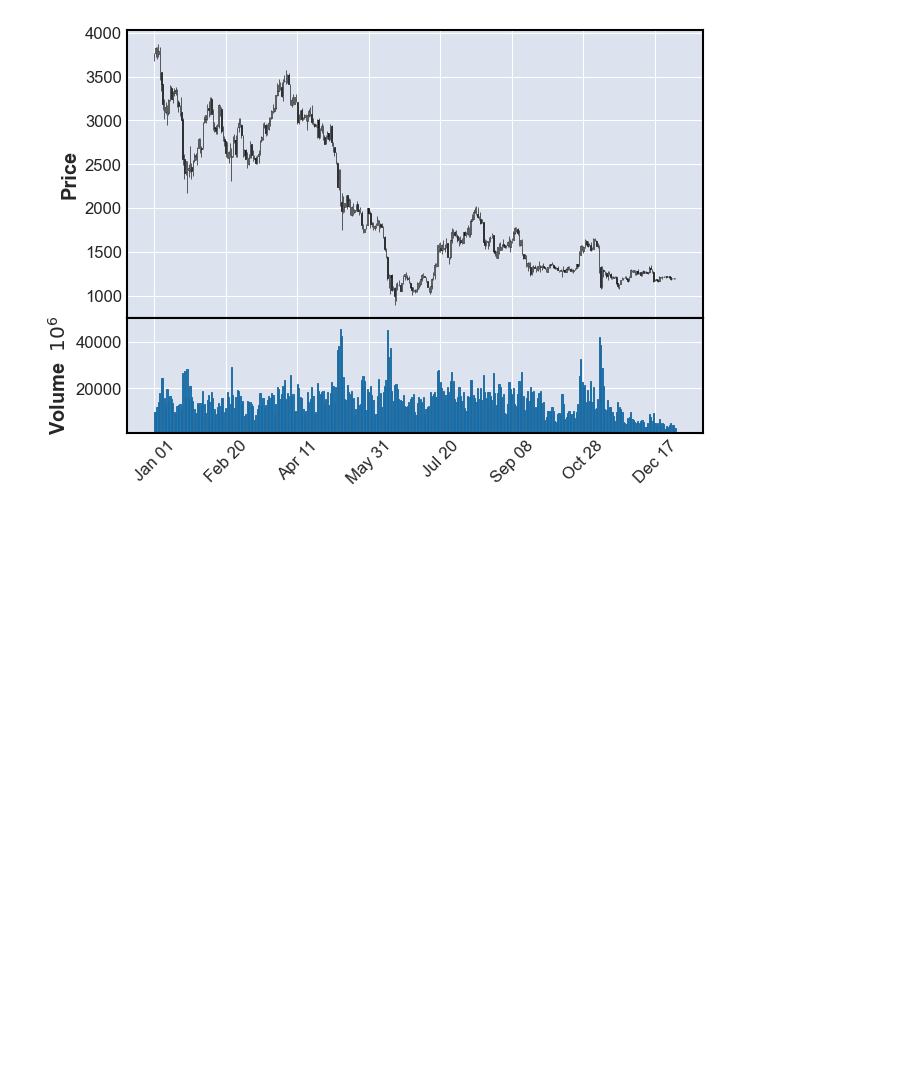
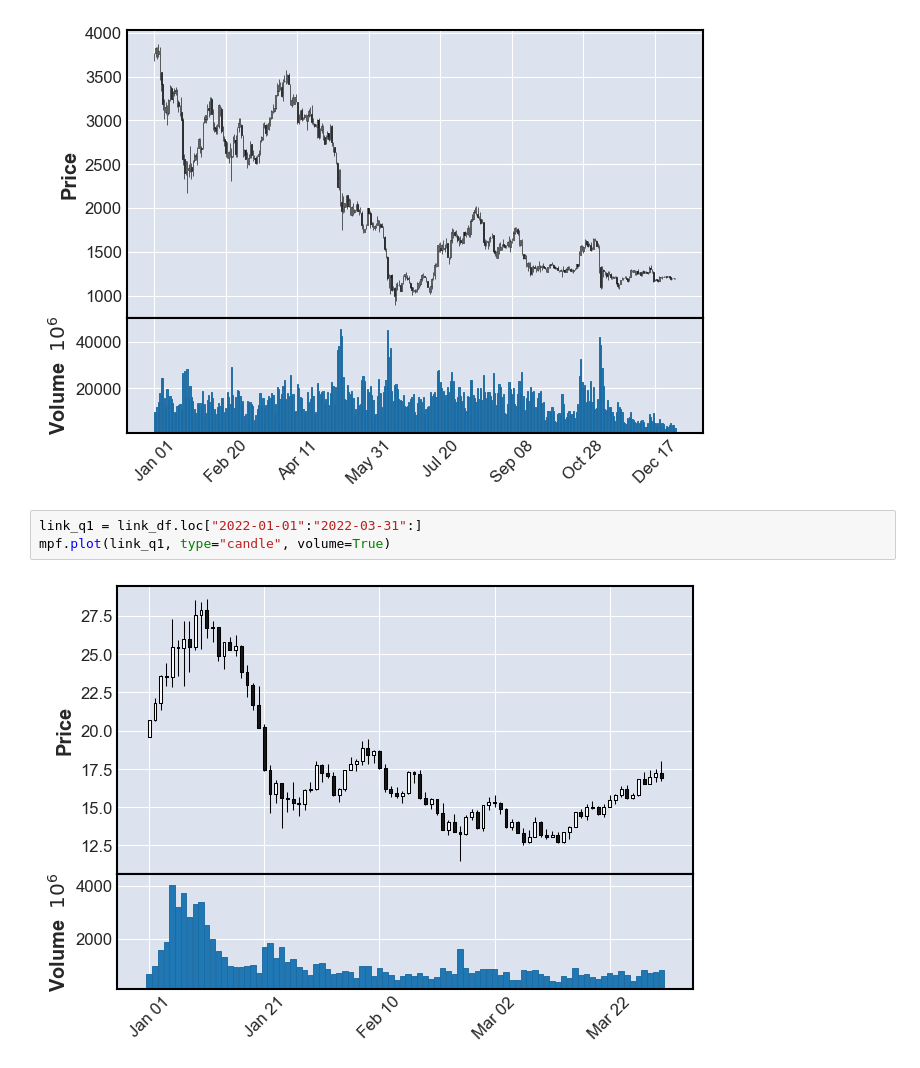
Before and after one commit to huey-nibiru/chainlink-analysis, a Jupyter notebook: yahoo/candlestick.ipynb, the cells around one changed output. Saved outputs shown, nothing was run; the diff lists cells and outputs as text; blank space fills up the shorter version.

Commit message:
candle data

```diff
--- a/yahoo/candlestick.ipynb
+++ b/yahoo/candlestick.ipynb
@@ -19,3 +19,8 @@ mpf.plot(link_df, type="candle", volume=True)
 mpf.plot(eth_df, type="candle", volume=True)
 # %% [output]
 [figure]
+# %%
+link_q1 = link_df.loc["2022-01-01":"2022-03-31":]
+mpf.plot(link_q1, type="candle", volume=True)
+# %% [output]
+[figure, added]
```
Also changed, not shown: 1 other file.
